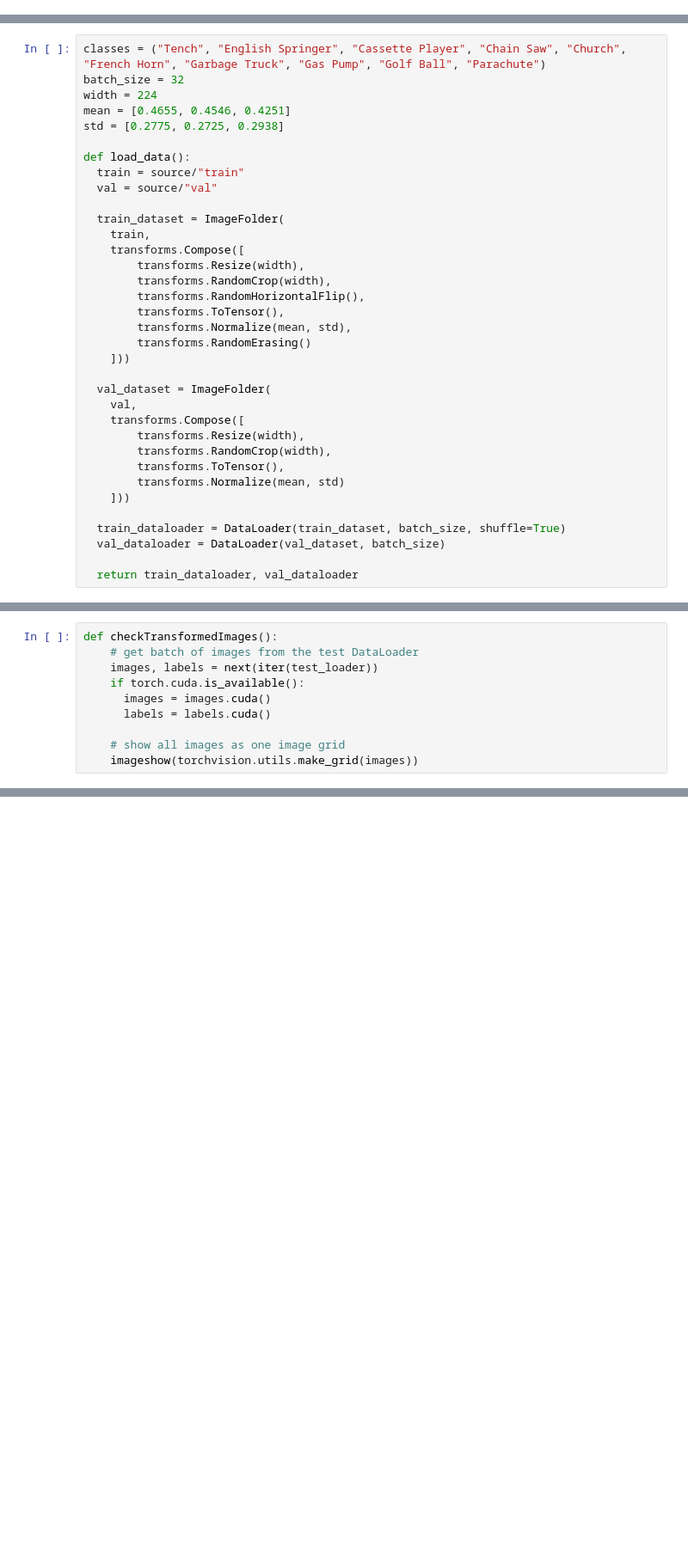
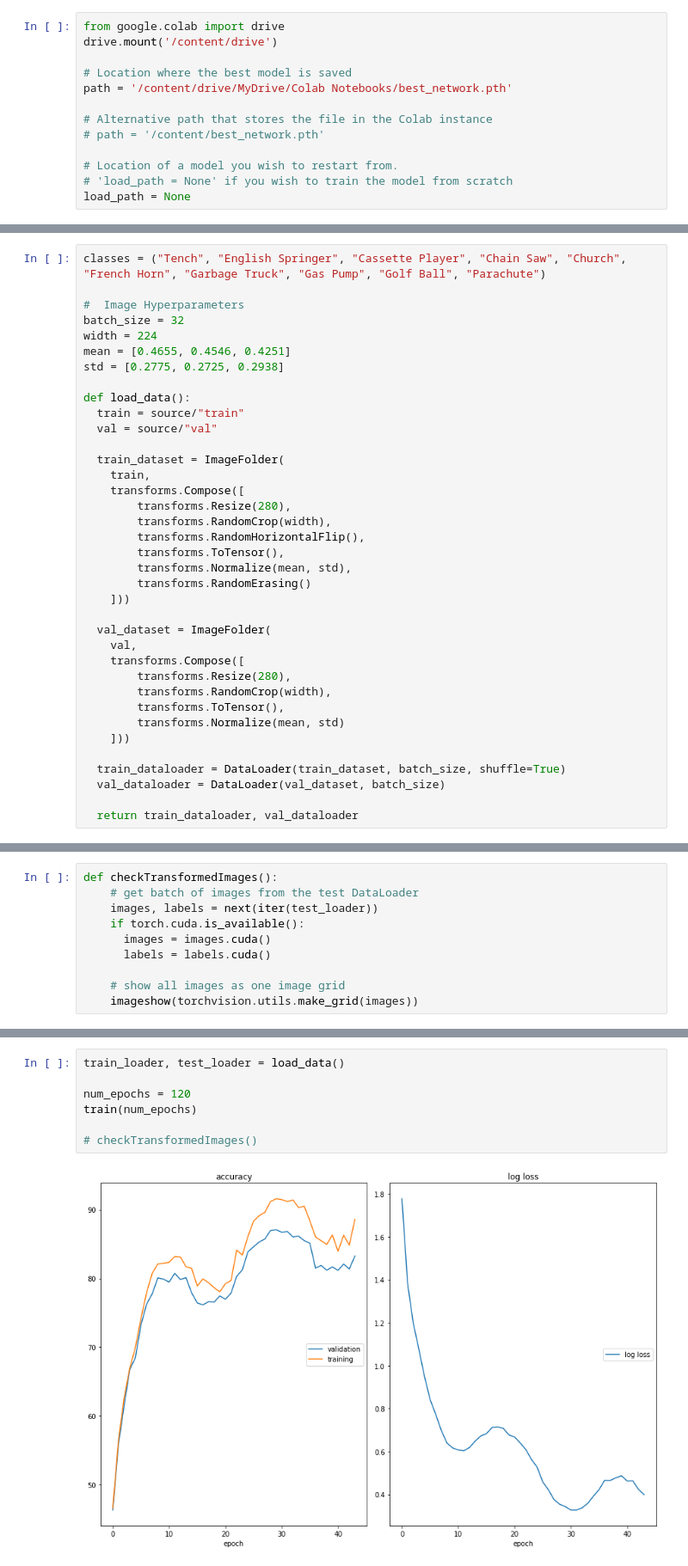
Before and after one commit to Schwarltz/COMP9444_flex_group, a Jupyter notebook: main_loop.ipynb, the cells around one changed output, grey strips where cells are left out. Shown: that part at 86% size. Saved outputs shown, nothing was run; the diff lists cells and outputs as text; blank space fills up the shorter version.

Commit message:
set up guides for notebook

```diff
--- a/main_loop.ipynb
+++ b/main_loop.ipynb
@@ -17,0 +27,13 @@ source = untar_data(URLs.IMAGENETTE)
+# %%
+from google.colab import drive
+drive.mount('/content/drive')
+
+# Location where the best model is saved
+path = '/content/drive/MyDrive/Colab Notebooks/best_network.pth'
+
+# Alternative path that stores the file in the Colab instance
+# path = '/content/best_network.pth'
+
+# Location of a model you wish to restart from.
+# 'load_path = None' if you wish to train the model from scratch
+load_path = None
@@ -18,5 +64,7 @@ source = untar_data(URLs.IMAGENETTE)
 # %%
 classes = ("Tench", "English Springer", "Cassette Player", "Chain Saw", "Church", "French Horn", "Garbage Truck", "Gas Pump", "Golf Ball", "Parachute")
+
+#  Image Hyperparameters
 batch_size = 32
 width = 224
 mean = [0.4655, 0.4546, 0.4251]
@@ -29,7 +77,7 @@ def load_data():
   train_dataset = ImageFolder(
     train,
     transforms.Compose([
-        transforms.Resize(width),
+        transforms.Resize(280),
         transforms.RandomCrop(width),
         transforms.RandomHorizontalFlip(),
         transforms.ToTensor(),
@@ -40,7 +88,7 @@ def load_data():
   val_dataset = ImageFolder(
     val,
     transforms.Compose([
-        transforms.Resize(width),
+        transforms.Resize(280),
         transforms.RandomCrop(width),
         transforms.ToTensor(),
         transforms.Normalize(mean, std)
@@ -312,0 +417,9 @@ def checkTransformedImages():
+# %%
+train_loader, test_loader = load_data()
+
+num_epochs = 120
+train(num_epochs)
+
+# checkTransformedImages()
+# %% [output]
+[figure, added]
```
Also changed, not shown: parts of 33 cells of this notebook.
